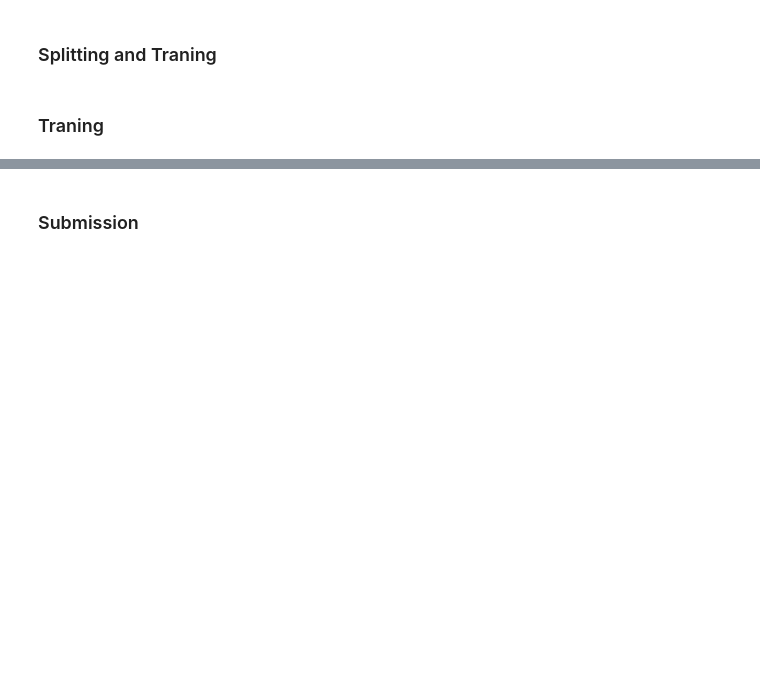
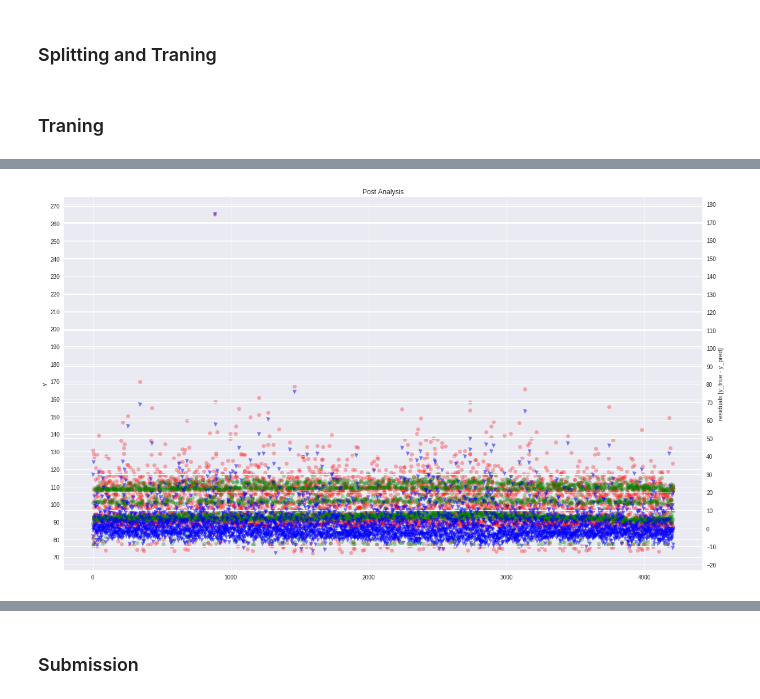
Before and after one commit to jovsa/mercedes-benz-greener-manufacturing, a Jupyter notebook: mercedes-benz-greener-manufacturing/notebooks/initial benchmark.ipynb, the cells around one changed output, grey strips where cells are left out. Drawn from its saved outputs; the diff is of its cells as text; code cells hidden in the pictures; blank space fills up the shorter version.

```diff
--- a/mercedes-benz-greener-manufacturing/notebooks/initial benchmark.ipynb
+++ b/mercedes-benz-greener-manufacturing/notebooks/initial benchmark.ipynb
@@ -259,0 +335,26 @@ encoding column: X8 (original dtype: object )
+# %%
+# Predictors
+estimators = [{
+        'objective': "reg:linear",
+        'max_depth': 5,
+        'n_estimators': 100,
+        'learning_rate': 0.05,
+        'nthread': 12,
+        'seed': seed_val,
+        'subsample': 0.7,
+         'colsample_bytree': 0.7,
+        'min_child_weight': 1,
+        'gamma':10,
+        'silent': True
+    }]
+
+pred_cols = ['pred1_xgb_y_pred']
+
+train_blend, test_blend, model = oof_regression_predictor(train_x,
+                                                     train_y,
+                                                     test_x,
+                                                     n_folds = 5,
+                                                     estimators=estimators,
+                                                     pred_cols = pred_cols,
+                                                     train_eval_metric=xgb_r2,
+                                                     compare_eval_metric=r2_score)
@@ -259,0 +403,20 @@ encoding column: X8 (original dtype: object )
+# %%
+post_analysis = train_x.copy()
+post_analysis['y_pred'] = train_x[pred_cols[0]]
+post_analysis['y_true'] = train_y
+post_analysis['residuals'] = post_analysis[['y_pred', 'y_true']].apply(lambda x: x['y_true'] - x['y_pred'], axis=1)
+# %%
+fig, ax1 = plt.subplots(figsize=(20,12))
+ax2 = ax1.twinx()
+plt.title('Post Analysis')
+ax1.set_ylabel('y')
+ax2.set_ylabel('residuals [y_true - y_pred]')
+plt.xlabel('user_id')
+ax1.plot(post_analysis.index.values, post_analysis['y_true'],'ro', alpha=0.30)
+ax1.plot(post_analysis.index.values, post_analysis['y_pred'],'go', alpha=0.30)
+ax2.plot(post_analysis.index.values, post_analysis['residuals'],'bv', alpha=0.50)
+ax1.yaxis.set_major_locator(MultipleLocator(10))
+ax2.yaxis.set_major_locator(MultipleLocator(10))
+plt.show()
+# %% [output]
+[figure, added]
```
Also changed, not shown: parts of 36 cells of this notebook.
